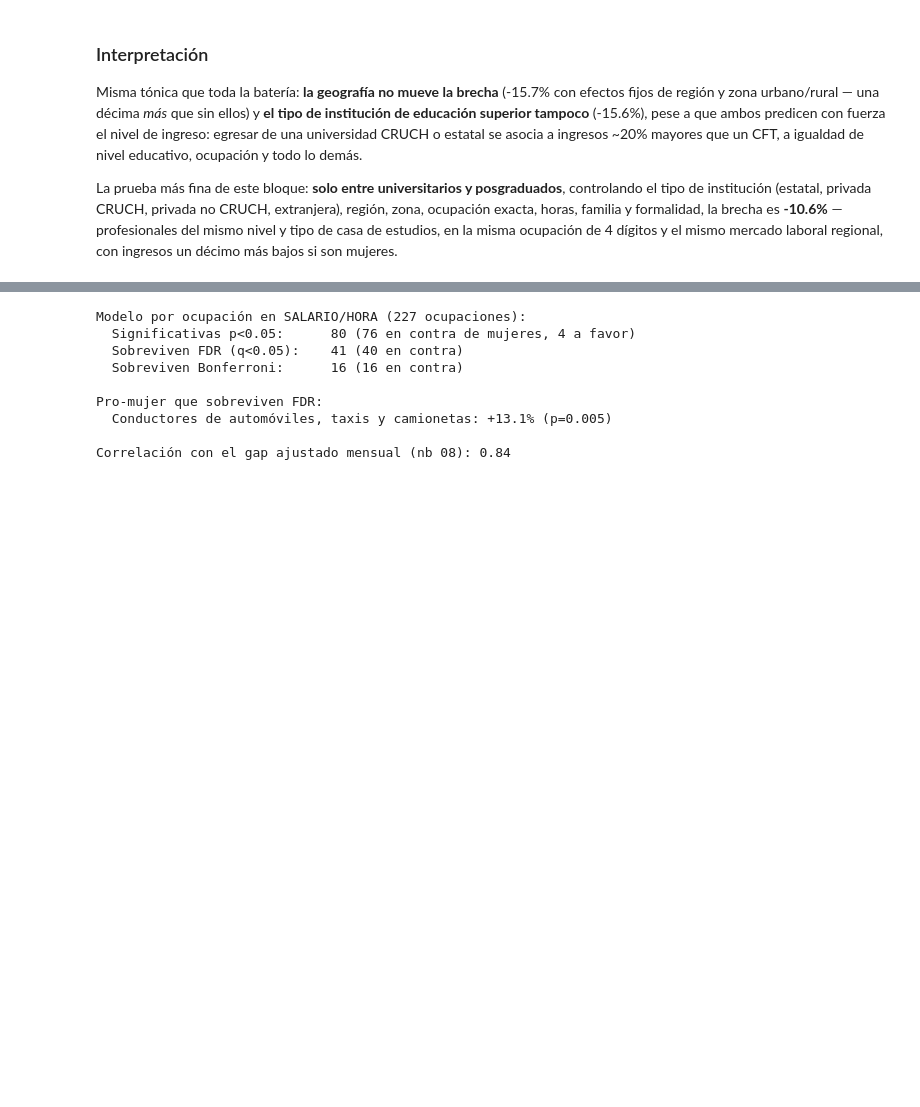
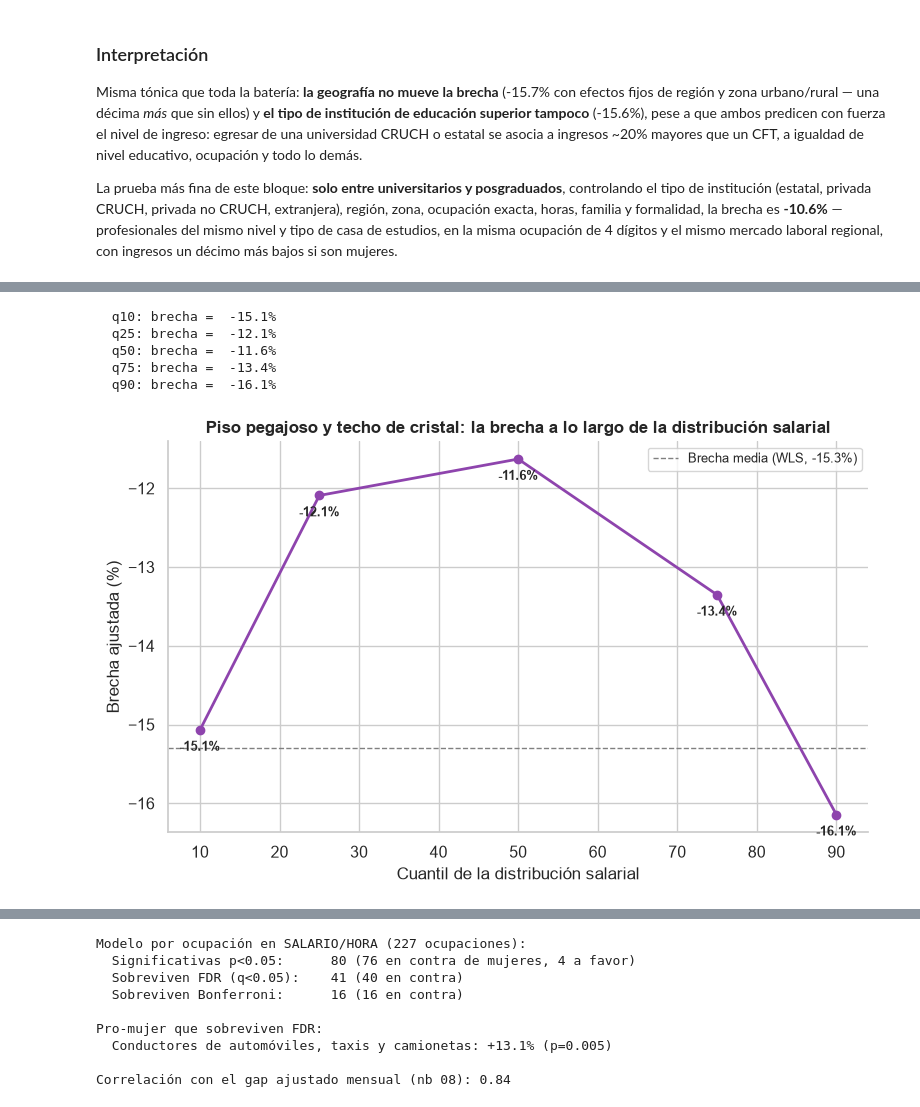
Before and after one commit to W00lscarf/brechas-salariales-genero-chile, a Jupyter notebook: notebooks/09_robustez.ipynb, the cells around one changed output, grey strips where cells are left out. Cells and saved outputs as stored; diff of their text form; code cells hidden in the pictures; blank space fills up the shorter version.

```diff
--- a/notebooks/09_robustez.ipynb
+++ b/notebooks/09_robustez.ipynb
@@ -522,0 +609,39 @@ La prueba más fina de este bloque: **solo entre universitarios y posgraduados**
+# %%
+# (c) Regresion cuantilica: la brecha a lo largo de la distribucion salarial
+# (QuantReg no admite factores de expansion; se reporta sin ponderar)
+# Nota: con ~370 dummies el IRLS oscila a nivel de precision numerica y no declara
+# convergencia formal, pero el coeficiente de interes es estable al primer decimal
+# entre 100 y 500 iteraciones (verificado); se usa max_iter=200.
+import warnings
+cuantiles = [0.1, 0.25, 0.5, 0.75, 0.9]
+res_qr = []
+for q in cuantiles:
+    with warnings.catch_warnings():
+        warnings.simplefilter('ignore')
+        qr = smf.quantreg(f_granular_mes, data=muestra).fit(q=q, max_iter=200)
+    res_qr.append({'cuantil': q, 'brecha_pct': (np.exp(qr.params['mujer'])-1)*100})
+    print(f'  q{int(q*100):2d}: brecha = {res_qr[-1]["brecha_pct"]:6.1f}%')
+
+df_qr = pd.DataFrame(res_qr)
+
+fig, ax = plt.subplots(figsize=(8, 5))
+ax.plot(df_qr['cuantil']*100, df_qr['brecha_pct'], marker='o', color='#8e44ad', linewidth=2)
+for _, fila in df_qr.iterrows():
+    ax.annotate(f'{fila["brecha_pct"]:.1f}%', (fila['cuantil']*100, fila['brecha_pct']),
+                textcoords='offset points', xytext=(0, -15), ha='center', fontsize=9, fontweight='bold')
+ax.axhline(-15.3, color='gray', linestyle='--', linewidth=1, label='Brecha media (WLS, -15.3%)')
+ax.set_xlabel('Cuantil de la distribución salarial')
+ax.set_ylabel('Brecha ajustada (%)')
+ax.set_title('Piso pegajoso y techo de cristal: la brecha a lo largo de la distribución salarial',
+             fontsize=12, fontweight='bold')
+ax.legend(fontsize=9)
+sns.despine(); plt.tight_layout()
+plt.savefig('outputs/figures/brecha_por_cuantil.png', dpi=150, bbox_inches='tight')
+plt.show()
+# %% [output]
+  q10: brecha =  -15.1%
+  q25: brecha =  -12.1%
+  q50: brecha =  -11.6%
+  q75: brecha =  -13.4%
+  q90: brecha =  -16.1%
+[figure, added]
```
Also changed, not shown: parts of 11 cells of this notebook, 5 other files.
